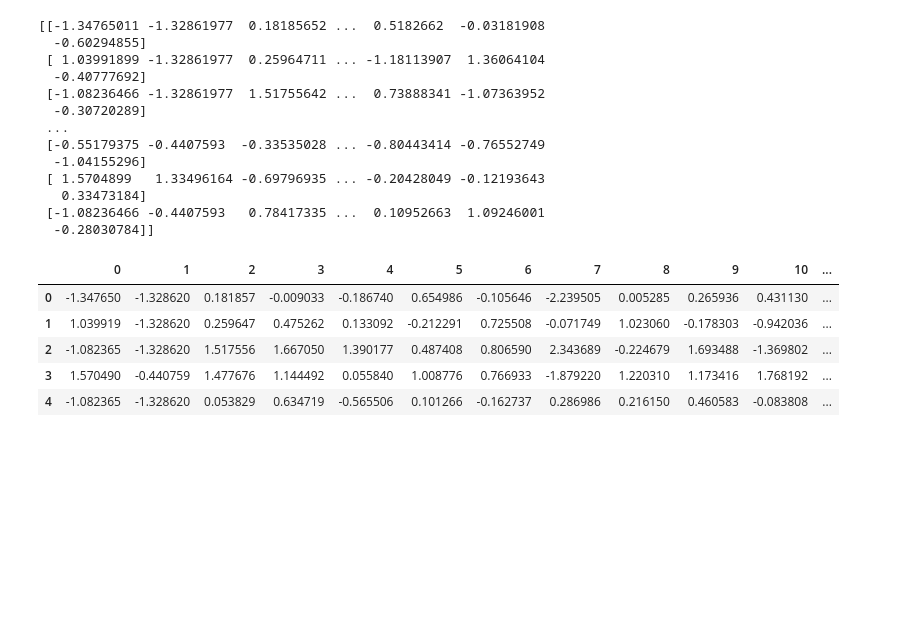
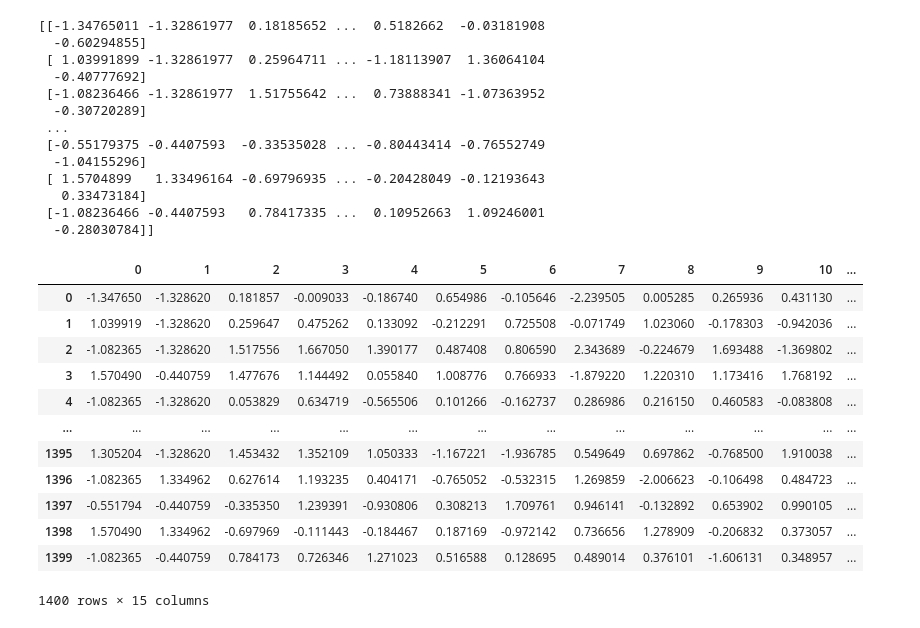
Before and after one commit to wen24-collab/MODEL-MACHINE-LEARNING-CLASSIFIICATION-KELULUSAN-SISWA, a Jupyter notebook: prediksi_branour.ipynb, the cells around one changed output. Saved outputs shown, nothing was run; the diff lists cells and outputs as text; code cells hidden in the pictures; blank space fills up the shorter version.

```diff
--- a/prediksi_branour.ipynb
+++ b/prediksi_branour.ipynb
@@ -850,11 +857,18 @@ print(data_scaling) #melihat data numerik setelah di scaling
 # %%
 df_scaling = pd.DataFrame(data_scaling)
 
-df_scaling.head()
+df_scaling
 # %% [output]
 |  | 0 | 1 | 2 | 3 | 4 | 5 | 6 | 7 | 8 | 9 | 10 | ... |
 | 0 | -1.347650 | -1.328620 | 0.181857 | -0.009033 | -0.186740 | 0.654986 | -0.105646 | -2.239505 | 0.005285 | 0.265936 | 0.431130 | ... |
 | 1 | 1.039919 | -1.328620 | 0.259647 | 0.475262 | 0.133092 | -0.212291 | 0.725508 | -0.071749 | 1.023060 | -0.178303 | -0.942036 | ... |
 | 2 | -1.082365 | -1.328620 | 1.517556 | 1.667050 | 1.390177 | 0.487408 | 0.806590 | 2.343689 | -0.224679 | 1.693488 | -1.369802 | ... |
 | 3 | 1.570490 | -0.440759 | 1.477676 | 1.144492 | 0.055840 | 1.008776 | 0.766933 | -1.879220 | 1.220310 | 1.173416 | 1.768192 | ... |
 | 4 | -1.082365 | -1.328620 | 0.053829 | 0.634719 | -0.565506 | 0.101266 | -0.162737 | 0.286986 | 0.216150 | 0.460583 | -0.083808 | ... |
+| ... | ... | ... | ... | ... | ... | ... | ... | ... | ... | ... | ... | ... |
+| 1395 | 1.305204 | -1.328620 | 1.453432 | 1.352109 | 1.050333 | -1.167221 | -1.936785 | 0.549649 | 0.697862 | -0.768500 | 1.910038 | ... |
+| 1396 | -1.082365 | 1.334962 | 0.627614 | 1.193235 | 0.404171 | -0.765052 | -0.532315 | 1.269859 | -2.006623 | -0.106498 | 0.484723 | ... |
+| 1397 | -0.551794 | -0.440759 | -0.335350 | 1.239391 | -0.930806 | 0.308213 | 1.709761 | 0.946141 | -0.132892 | 0.653902 | 0.990105 | ... |
+| 1398 | 1.570490 | 1.334962 | -0.697969 | -0.111443 | -0.184467 | 0.187169 | -0.972142 | 0.736656 | 1.278909 | -0.206832 | 0.373057 | ... |
+| 1399 | -1.082365 | -0.440759 | 0.784173 | 0.726346 | 1.271023 | 0.516588 | 0.128695 | 0.489014 | 0.376101 | -1.606131 | 0.348957 | ... |
+1400 rows × 15 columns
```
Also changed, not shown: parts of 12 cells of this notebook.
